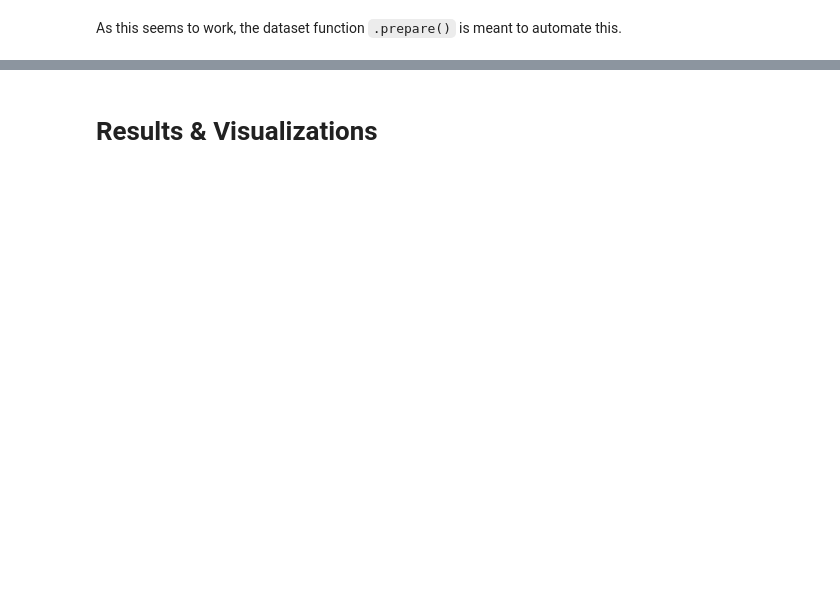
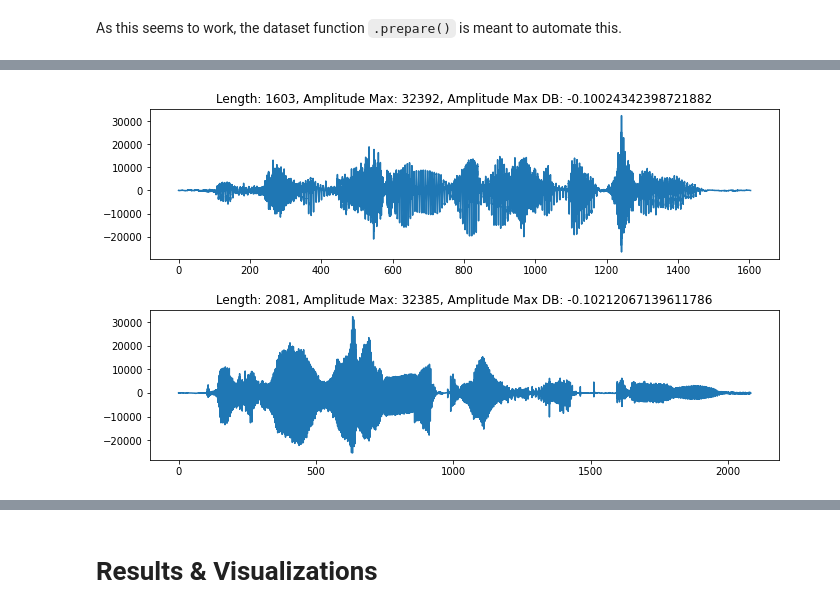
Before and after one commit to nsiicm0/SER, a Jupyter notebook: report/Report_SER.ipynb, the cells around one changed output, grey strips where cells are left out. Drawn from its saved outputs; the diff is of its cells as text; code cells hidden in the pictures; blank space fills up the shorter version.

```diff
--- a/report/Report_SER.ipynb
+++ b/report/Report_SER.ipynb
@@ -221,0 +341,22 @@ print(dataset.data[:2])
+# %%
+def find_peak_amplitude(samples):
+    max_value = -np.inf
+    max_dbfs = -np.inf
+    for _, sample in samples:
+        max_value = sample.max if max_value < sample.max else max_value
+        max_dbfs = sample.max_dBFS if max_dbfs < sample.max_dBFS else max_dbfs
+    return (max_value, max_dbfs)
+
+max_value, max_dbfs = find_peak_amplitude(loaded_samples)
+# %%
+def normalize(sample, max_value, headroom=0.1):
+    """Normalize function.
+    Based on implementation of pydub: https://github.com/jiaaro/pydub/blob/master/pydub/effects.py#L36-L49
+    """
+    target_peak = sample.max_possible_amplitude * db_to_float(-headroom)
+    needed_boost = ratio_to_db(target_peak / max_value)
+    return sample.apply_gain(needed_boost)
+# %%
+plot_wave_form([normalize(sample, max_value) for sample in [male, female]])
+# %% [output]
+[figure, added]
```
Also changed, not shown: parts of 42 cells of this notebook, 5 other files.
